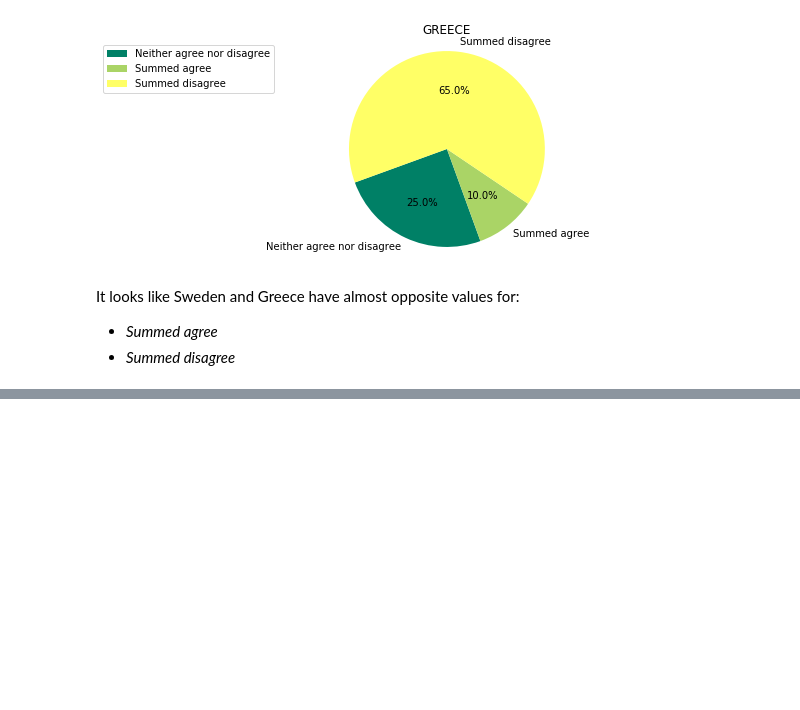
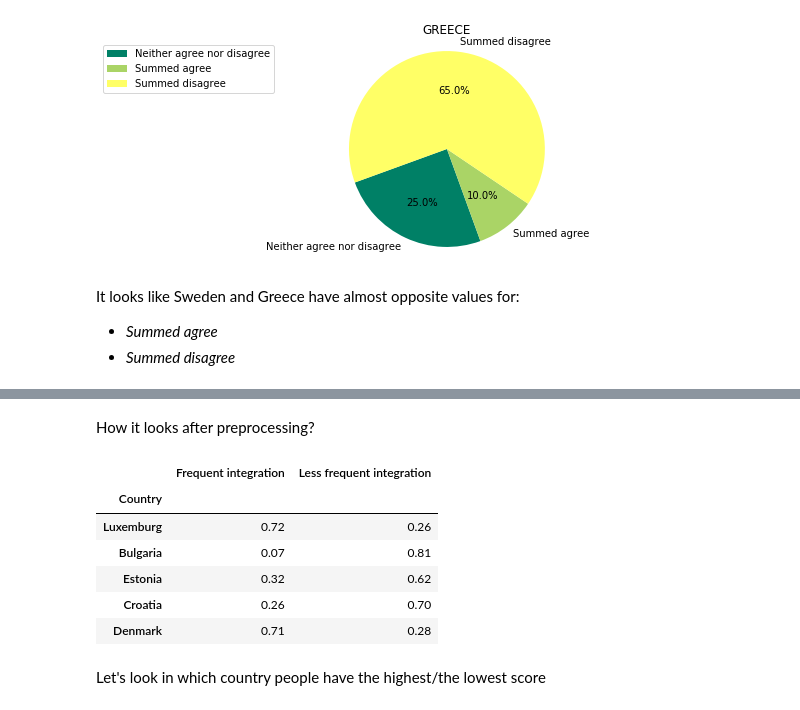
Before and after one commit to joanna-janos/MigrationSimulationInEU, a Jupyter notebook: data_analysis.ipynb, the cells around one changed output, grey strips where cells are left out. Cells and saved outputs as stored; diff of their text form; code cells hidden in the pictures; blank space fills up the shorter version.

```diff
--- a/data_analysis.ipynb
+++ b/data_analysis.ipynb
@@ -359,0 +380,20 @@ It looks like Sweden and Greece have almost opposite values for:
+# %%
+df_integration_frequency= pd.DataFrame(df_interaction_with_immigrants.groupby('Country')
+                             [['Daily integration with immigrants in one or two different contexts',
+                               'Daily integration with immigrants in three different contexts or more',
+                               'Weekly interaction with immigrants']].agg(sum).agg('sum', axis=1), columns=['Frequent integration'])
+df_integration_frequency['Less frequent integration'] = df_interaction_with_immigrants['Less frequent interaction with immigrants'].copy()
+# %% [markdown]
+How it looks after preprocessing?
+# %%
+display(df_integration_frequency.sample(5))
+# %% [output]
+|  | Frequent integration | Less frequent integration |
+| Country |  |  |
+| Luxemburg | 0.72 | 0.26 |
+| Bulgaria | 0.07 | 0.81 |
+| Estonia | 0.32 | 0.62 |
+| Croatia | 0.26 | 0.70 |
+| Denmark | 0.71 | 0.28 |
+# %% [markdown]
+Let's look in which country people have the highest/the lowest score
```
Also changed, not shown: parts of 12 cells of this notebook, 1 other file.
